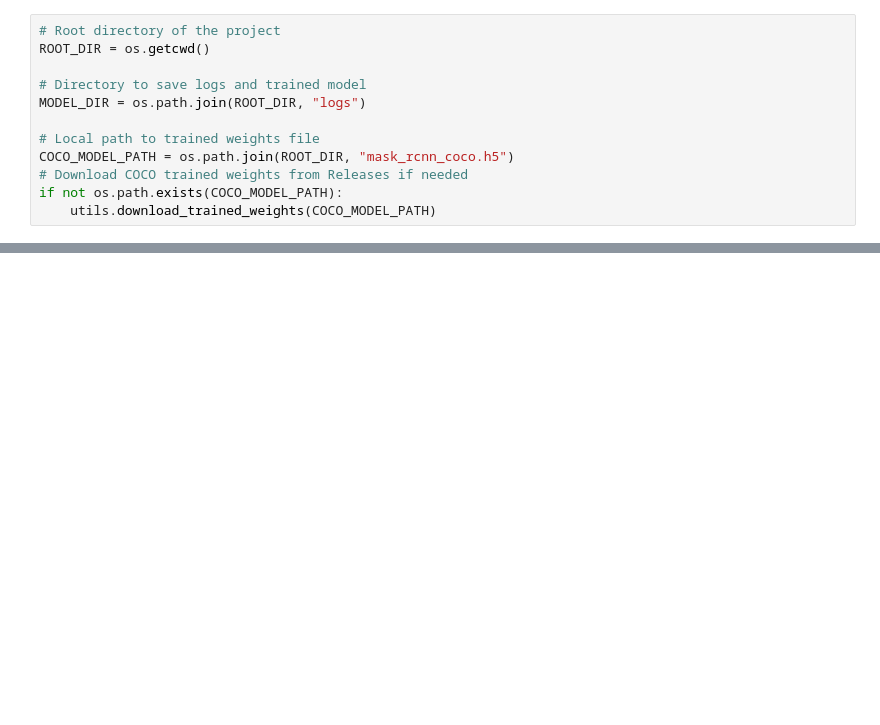
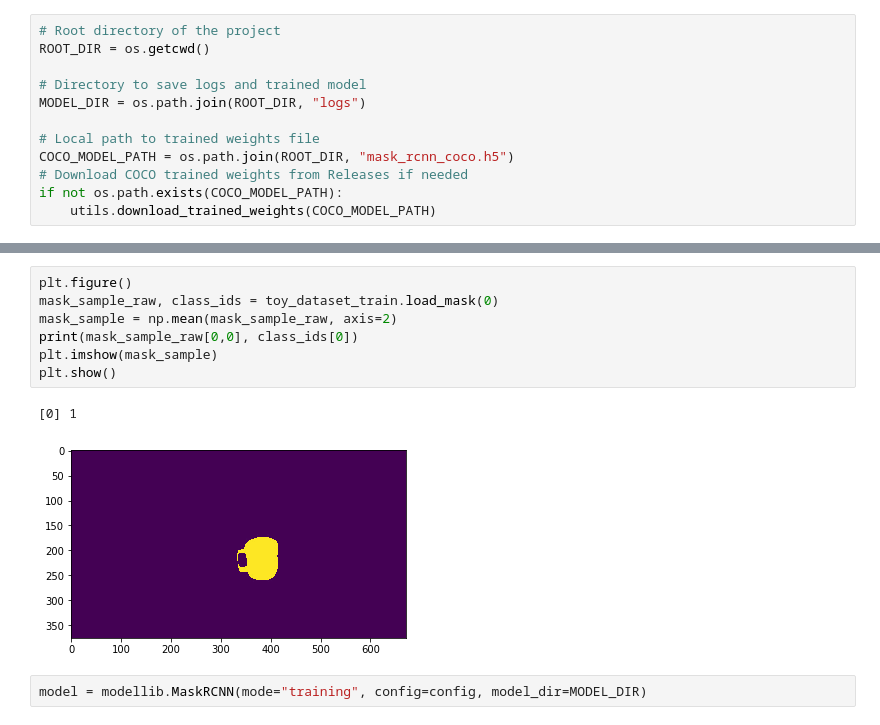
Before and after one commit to superbotx/experimental_mask_rcnn, a Jupyter notebook: cutomized_training.ipynb, the cells around one changed output, grey strips where cells are left out. Cells and saved outputs as stored; diff of their text form; blank space fills up the shorter version.

```diff
--- a/cutomized_training.ipynb
+++ b/cutomized_training.ipynb
@@ -103,0 +147,12 @@ class CustomDataset(utils.Dataset):
+# %%
+plt.figure()
+mask_sample_raw, class_ids = toy_dataset_train.load_mask(0)
+mask_sample = np.mean(mask_sample_raw, axis=2)
+print(mask_sample_raw[0,0], class_ids[0])
+plt.imshow(mask_sample)
+plt.show()
+# %% [output]
+[0] 1
+[figure, added]
+# %%
+model = modellib.MaskRCNN(mode="training", config=config, model_dir=MODEL_DIR)
```
Also changed, not shown: parts of 13 cells of this notebook, 2 other files.
